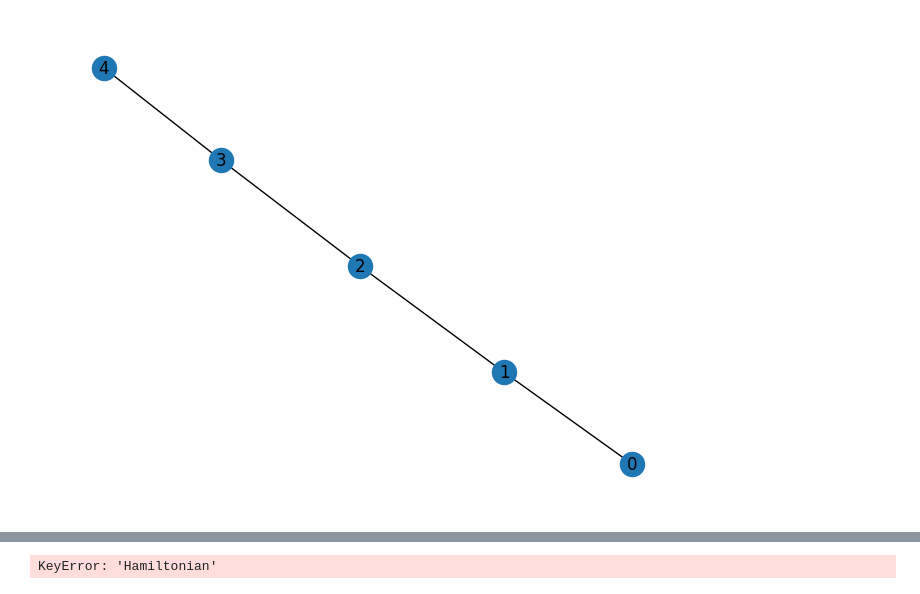
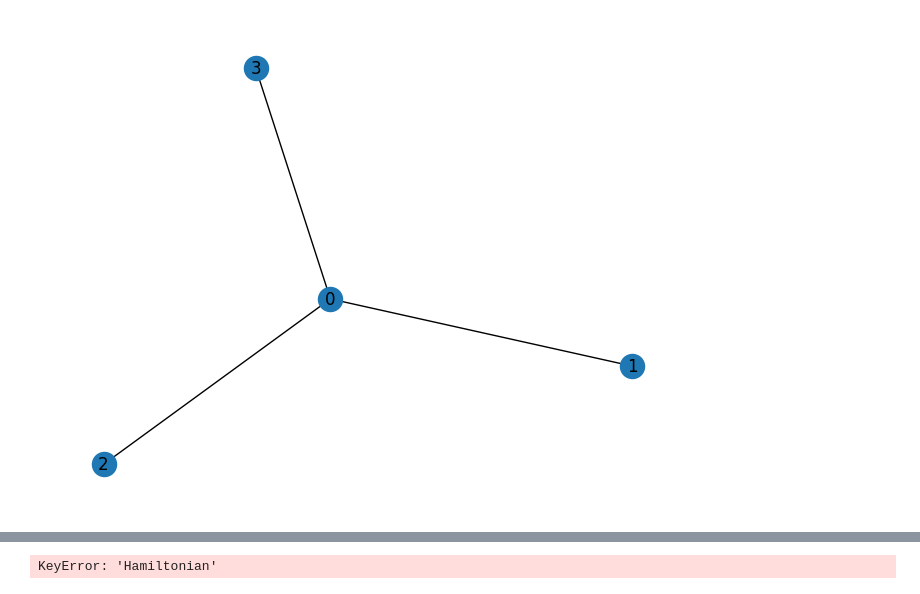
Before and after one commit to cryptyPotato/QAOA, a Jupyter notebook: Min-vertex-cover/Path5.ipynb, the cells around one changed output, grey strips where cells are left out. Drawn from its saved outputs; the diff is of its cells as text; code cells hidden in the pictures.

```diff
--- a/Min-vertex-cover/Path5.ipynb
+++ b/Min-vertex-cover/Path5.ipynb
@@ -11,11 +11,11 @@ from pennylane.wires import Wires
 from pennylane import numpy as np
 from pennylane import qaoa
 # %%
-edges = [(0, 1), (1, 2),(2,3),(3,4)]
+edges = [(0,i) for i in range(1,4)]#,(2,3),(3,4)]
 graph = nx.Graph(edges)
 nx.draw(graph, with_labels=True)
 # %% [output]
-[figure, old version]
+[figure, new version]
 # %%
 def qaoa_layer(gamma, beta):
     qaoa.cost_layer(gamma, cost_h)
```
Also changed, not shown: parts of 13 cells of this notebook, 9 other files.
